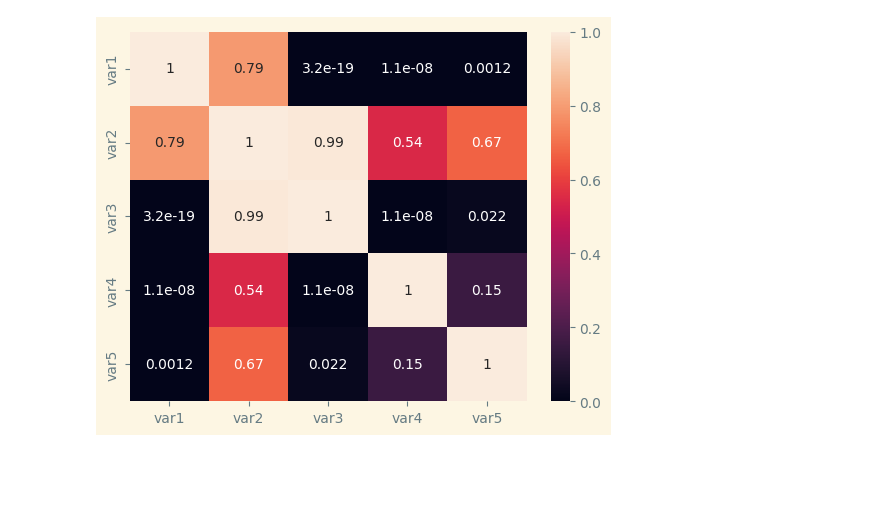
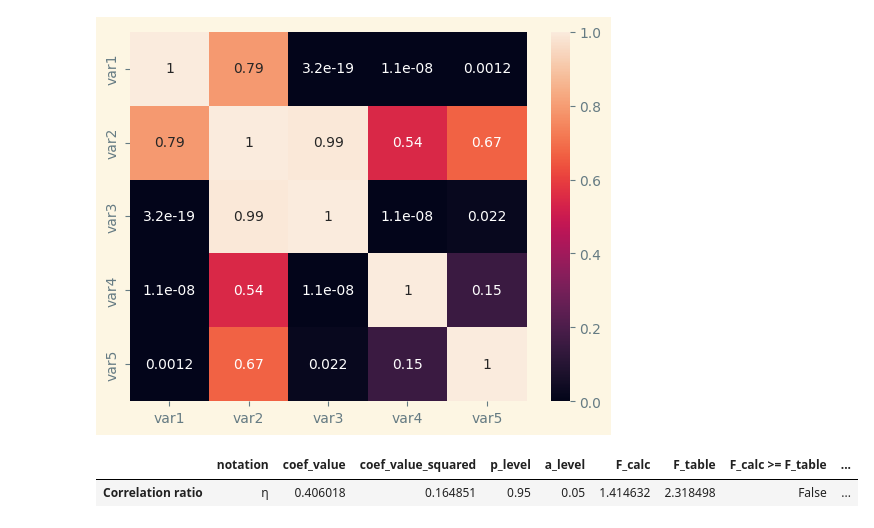
Before and after one commit to WhyNotKo/Statistical-information-processing-methods, a Jupyter notebook: lab3.ipynb, the cells around one changed output. Cells and saved outputs as stored; diff of their text form; code cells hidden in the pictures; blank space fills up the shorter version.

```diff
--- a/lab3.ipynb
+++ b/lab3.ipynb
@@ -139,0 +147,19 @@ sns.heatmap(p_vals, annot=True, vmin=0, vmax=1);
+# %%
+def Cheddock_scale_check(r, name='r'):
+    # задаем шкалу Чеддока
+    Cheddock_scale = {
+        f'no correlation (|{name}| <= 0.1)':    0.1,
+        f'very weak (0.1 < |{name}| <= 0.2)':   0.2,
+        f'weak (0.2 < |{name}| <= 0.3)':        0.3,
+        f'moderate (0.3 < |{name}| <= 0.5)':    0.5,
+        f'perceptible (0.5 < |{name}| <= 0.7)': 0.7,
+        f'high (0.7 < |{name}| <= 0.9)':        0.9,
+        f'very high (0.9 < |{name}| <= 0.99)':  0.99,
+        f'functional (|{name}| > 0.99)':        1.0}
+
+    r_scale = list(Cheddock_scale.values())
+    for i, elem in enumerate(r_scale):
+        if abs(r) <= elem:
+            conclusion_Cheddock_scale = list(Cheddock_scale.keys())[i]
+            break
+    return conclusion_Cheddock_scale
@@ -139,0 +326,5 @@ sns.heatmap(p_vals, annot=True, vmin=0, vmax=1);
+# %%
+corr_ratio_check(data['var1'], data['var2'])
+# %% [output]
+|  | notation | coef_value | coef_value_squared | p_level | a_level | F_calc | F_table | F_calc >= F_table | ... |
+| Correlation ratio | η | 0.406018 | 0.164851 | 0.95 | 0.05 | 1.414632 | 2.318498 | False | ... |
```
Also changed, not shown: parts of 7 cells of this notebook.
